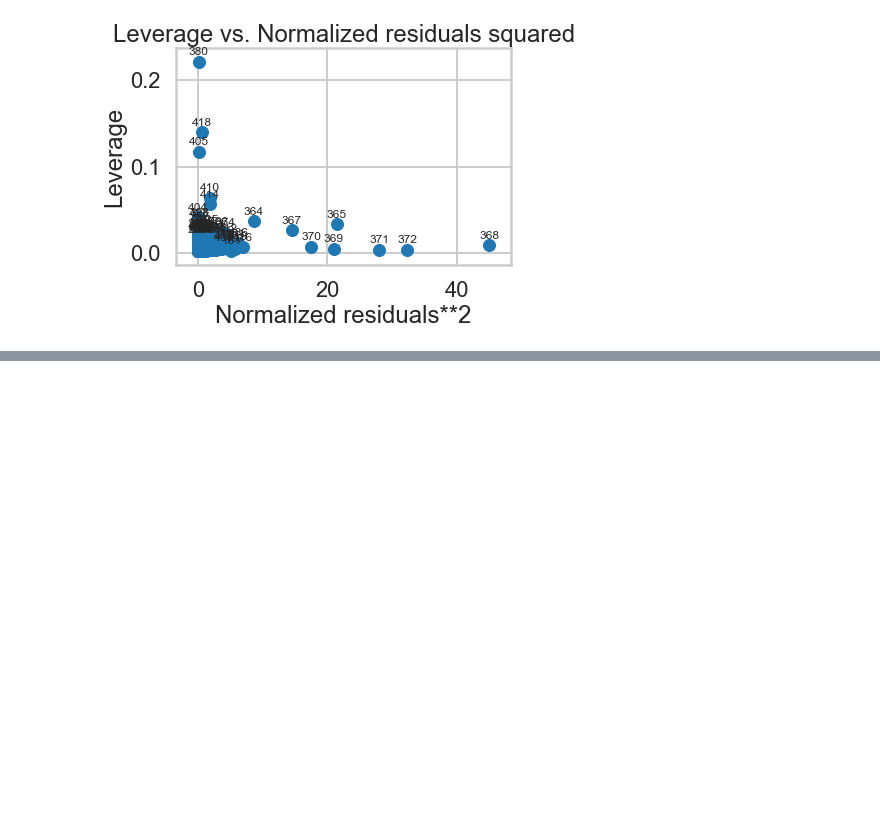
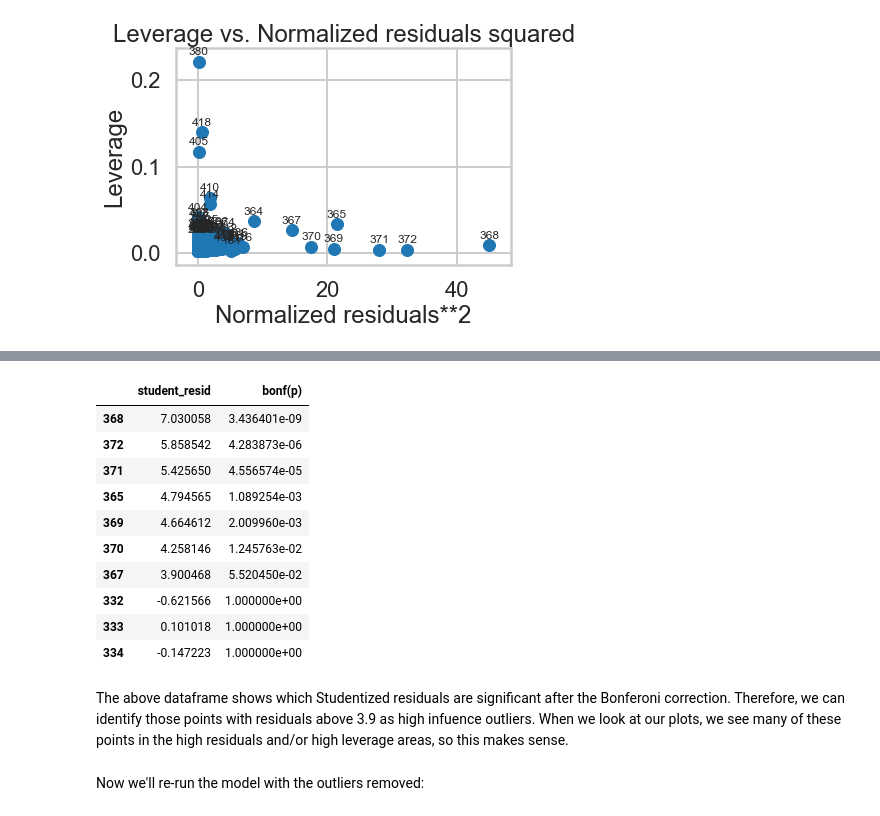
Before and after one commit to clairemiles/Mini-Projects, a Jupyter notebook: linear_regression/Linear_Regression.ipynb, the cells around one changed output, grey strips where cells are left out. Cells and saved outputs as stored; diff of their text form; code cells hidden in the pictures; blank space fills up the shorter version.

```diff
--- a/linear_regression/Linear_Regression.ipynb
+++ b/linear_regression/Linear_Regression.ipynb
@@ -987,0 +992,17 @@ This model also has several high influence points. Using the Cook's distance met
+# %%
+# high influence outliers
+m.outlier_test().sort_values(by = "bonf(p)")[:10][['student_resid', 'bonf(p)']]
+# %% [output]
+|  | student_resid | bonf(p) |
+| 368 | 7.030058 | 3.436401e-09 |
+| 372 | 5.858542 | 4.283873e-06 |
+| 371 | 5.425650 | 4.556574e-05 |
+| 365 | 4.794565 | 1.089254e-03 |
+| 369 | 4.664612 | 2.009960e-03 |
+| 370 | 4.258146 | 1.245763e-02 |
+| 367 | 3.900468 | 5.520450e-02 |
+| 332 | -0.621566 | 1.000000e+00 |
+| 333 | 0.101018 | 1.000000e+00 |
+| 334 | -0.147223 | 1.000000e+00 |
+# %% [markdown]
+The above dataframe shows which Studentized residuals are significant after the Bonferoni correction. Therefore, we can identify those points with residuals above 3.9 as high infuence outliers. When we look at our plots, we see many of these points in the high residuals and/or high leverage areas, so this makes sense.
@@ -988,2 +1015,4 @@ This model also has several high influence points. Using the Cook's distance met
+# %% [markdown]
+Now we'll re-run the model with the outliers removed:
 # %%
 # Model with oultliers removed
```
Also changed, not shown: parts of 19 cells of this notebook.
